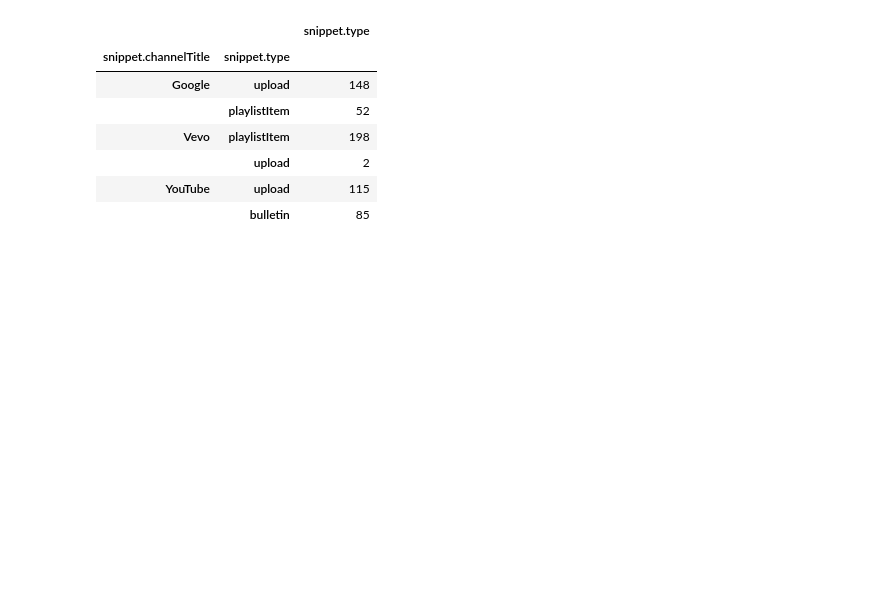
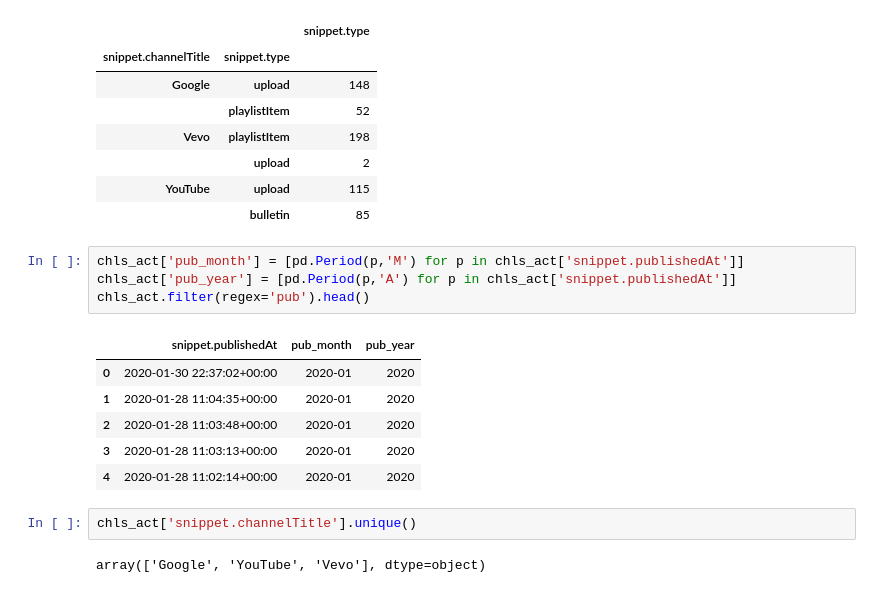
Before and after one commit to anandanraju/Youtube-Data-API-Model, a Jupyter notebook: Youtube_Data_API_Model.ipynb, the cells around one changed output. Cells and saved outputs as stored; diff of their text form; blank space fills up the shorter version.

```diff
--- a/Youtube_Data_API_Model.ipynb
+++ b/Youtube_Data_API_Model.ipynb
@@ -152,3 +190,18 @@ chls_act.groupby('snippet.channelTitle')['snippet.type'].value_counts().to_frame
 |  | upload | 2 |
 | YouTube | upload | 115 |
 |  | bulletin | 85 |
+# %%
+chls_act['pub_month'] = [pd.Period(p,'M') for p in chls_act['snippet.publishedAt']]
+chls_act['pub_year'] = [pd.Period(p,'A') for p in chls_act['snippet.publishedAt']]
+chls_act.filter(regex='pub').head()
+# %% [output]
+|  | snippet.publishedAt | pub_month | pub_year |
+| 0 | 2020-01-30 22:37:02+00:00 | 2020-01 | 2020 |
+| 1 | 2020-01-28 11:04:35+00:00 | 2020-01 | 2020 |
+| 2 | 2020-01-28 11:03:48+00:00 | 2020-01 | 2020 |
+| 3 | 2020-01-28 11:03:13+00:00 | 2020-01 | 2020 |
+| 4 | 2020-01-28 11:02:14+00:00 | 2020-01 | 2020 |
+# %%
+chls_act['snippet.channelTitle'].unique()
+# %% [output]
+array(['Google', 'YouTube', 'Vevo'], dtype=object)
```
Also changed, not shown: parts of 4 cells of this notebook.
